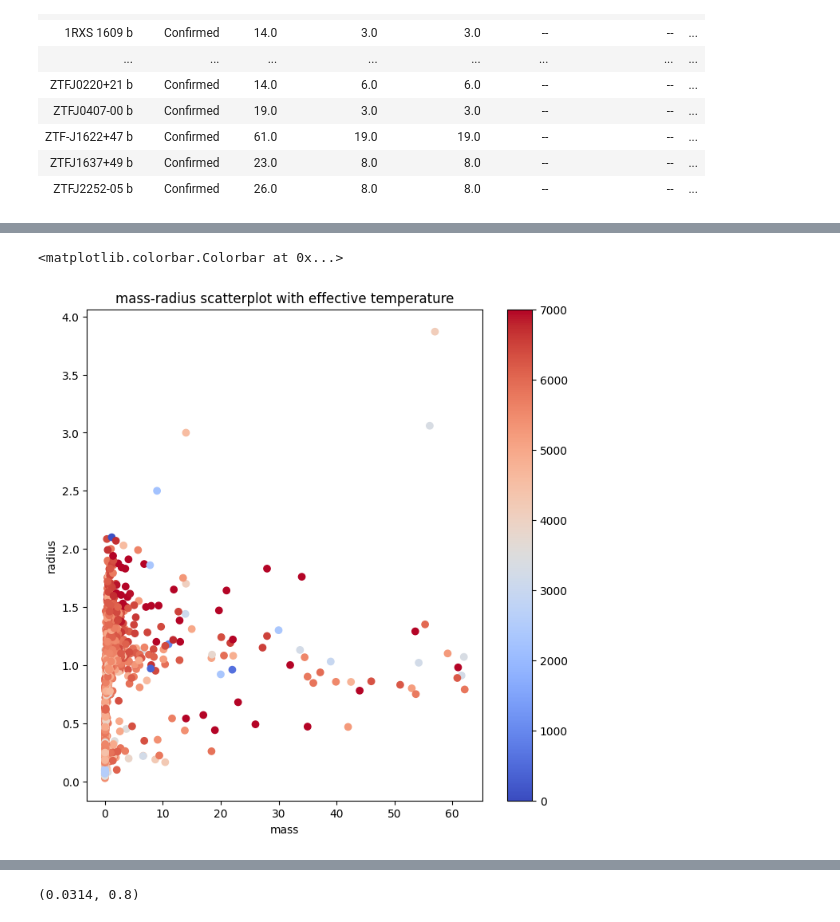
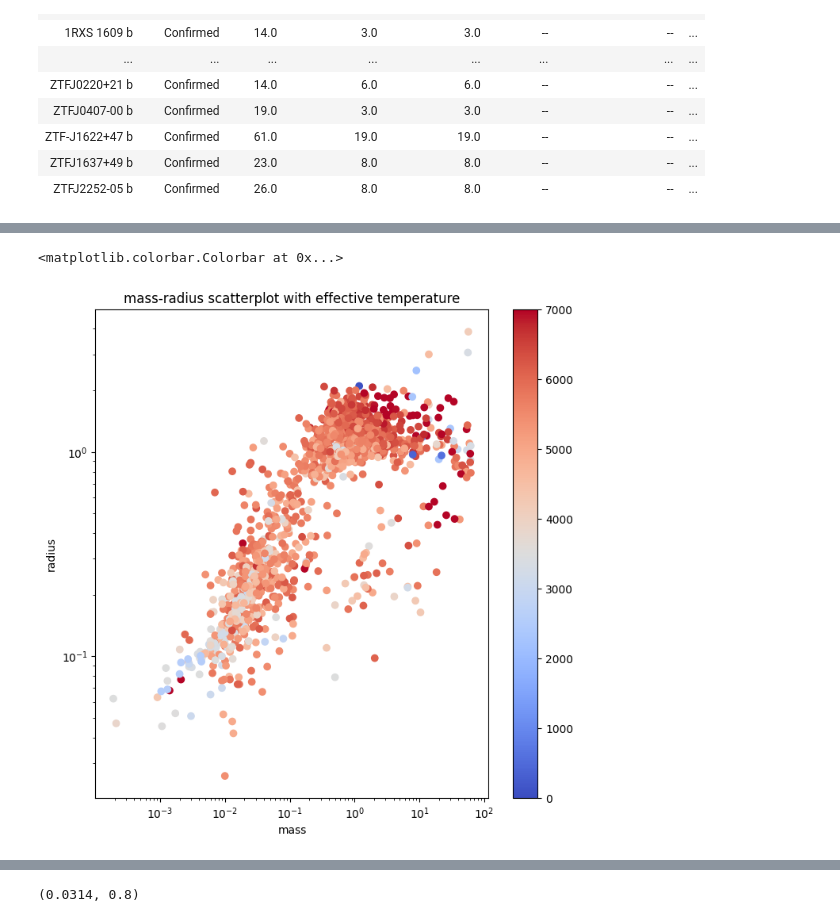
Before and after one commit to samkampitsch/data-and-statistics, a Jupyter notebook: Exoplanets.ipynb, the cells around one changed output, grey strips where cells are left out. Cells and saved outputs as stored; diff of their text form; code cells hidden in the pictures.

Commit message:
Plus plot

```diff
--- a/Exoplanets.ipynb
+++ b/Exoplanets.ipynb
@@ -240,20 +239,23 @@ plt.show()
 # %%
 plt.figure(figsize=(8,8))
 
 custom_cmap = plt.cm.get_cmap('coolwarm')
 plt.scatter(x=tbl["mass"], y=tbl["radius"], c=tbl["star_teff"], cmap=custom_cmap)
 #plt.xlim(0,10)
 #plt.ylim(0,3)
 plt.clim(0,7000)
 
+plt.semilogx()
+plt.semilogy()
+
 plt.title('mass-radius scatterplot with effective temperature')
 plt.xlabel("mass")
 plt.ylabel("radius")
 
 
 
 plt.colorbar()
 # %% [output]
 <matplotlib.colorbar.Colorbar at 0x...>
-[figure, old version]
+[figure, new version]
 # %%
```
Also changed, not shown: parts of 13 cells of this notebook.
